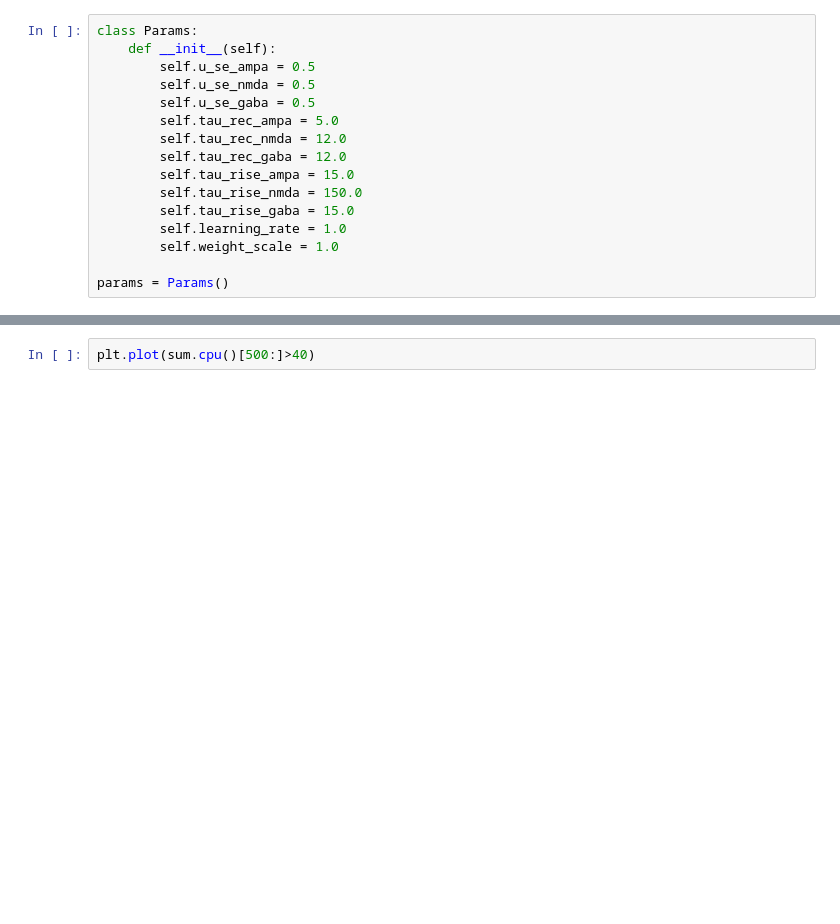
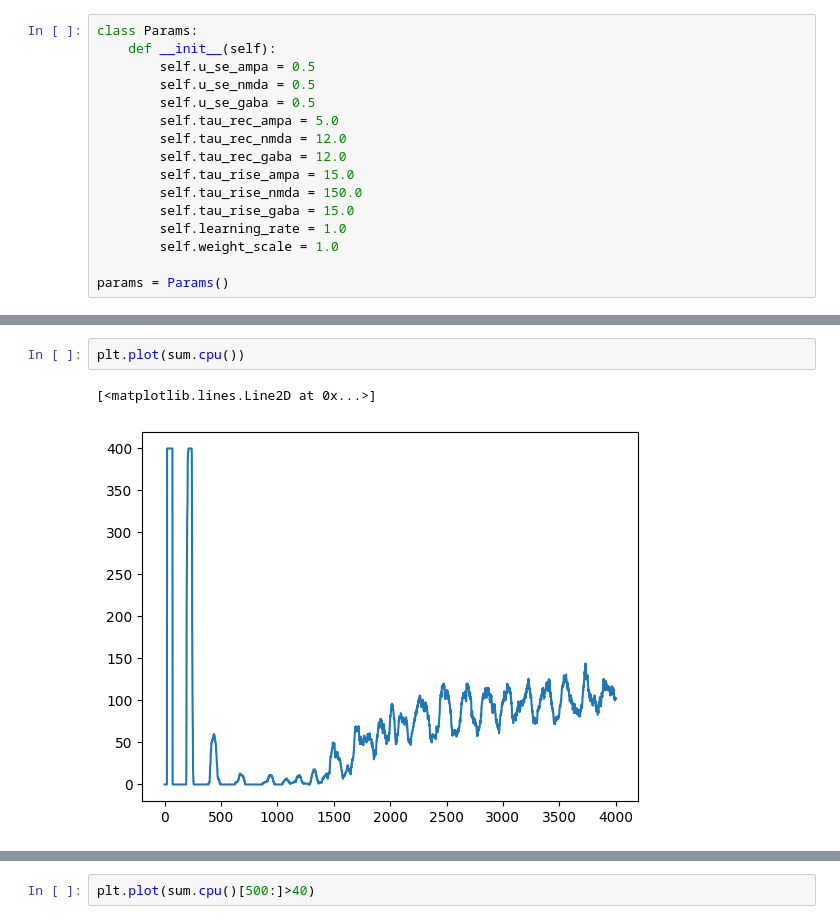
Before and after one commit to hhsherlock/Spiking_NN, a Jupyter notebook: mnst_learn/calculation.ipynb, the cells around one changed output, grey strips where cells are left out. Cells and saved outputs as stored; diff of their text form; blank space fills up the shorter version.

```diff
--- a/mnst_learn/calculation.ipynb
+++ b/mnst_learn/calculation.ipynb
@@ -688,0 +723,5 @@ sum = E_fires.sum(dim=(1,2))
+# %%
+plt.plot(sum.cpu())
+# %% [output]
+[<matplotlib.lines.Line2D at 0x...>]
+[figure, added]
```
Also changed, not shown: parts of 10 cells of this notebook, 8 other files.
